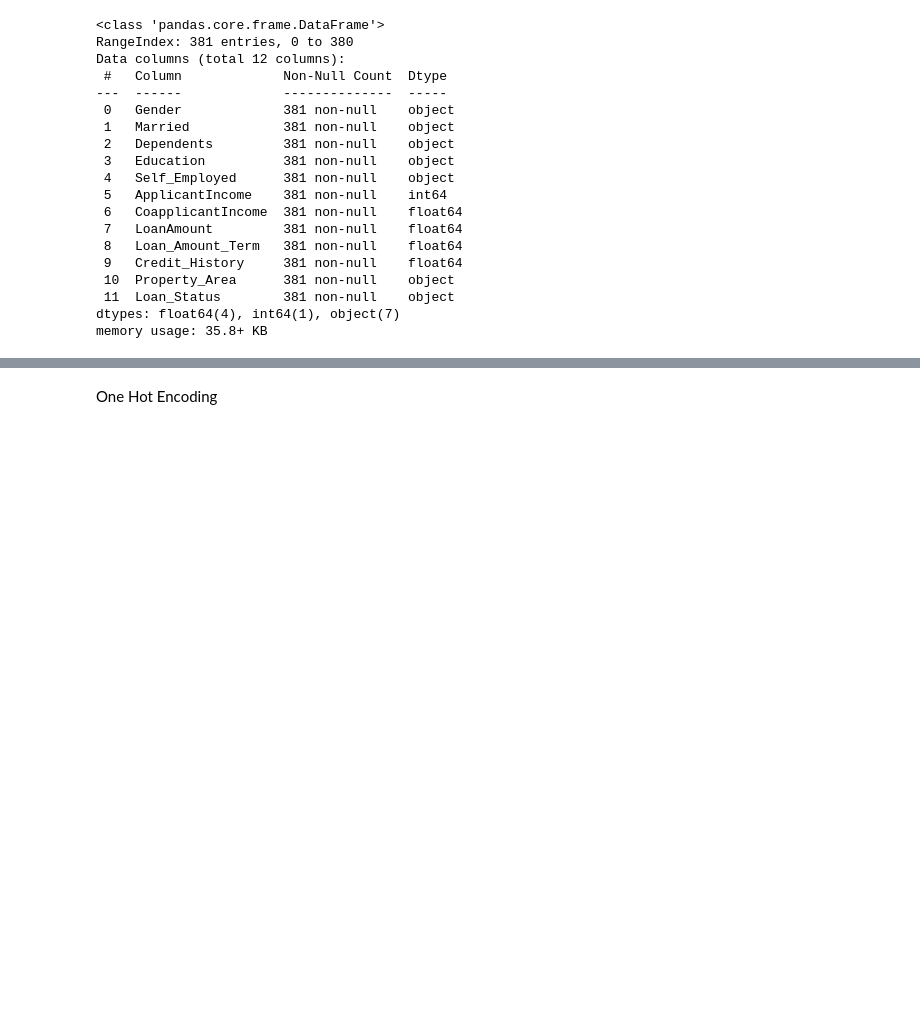
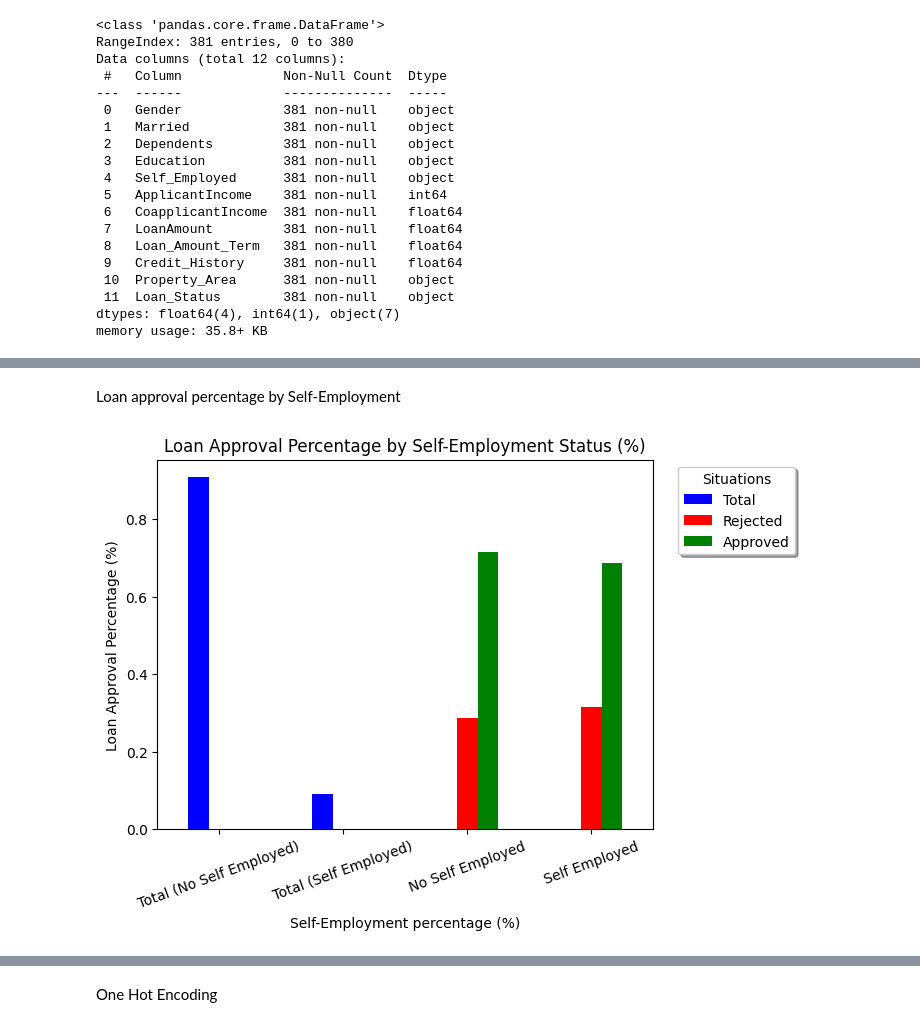
Before and after one commit to 1BarisErkus/AI, a Jupyter notebook: main.ipynb, the cells around one changed output, grey strips where cells are left out. Saved outputs shown, nothing was run; the diff lists cells and outputs as text; code cells hidden in the pictures; blank space fills up the shorter version.

```diff
--- a/main.ipynb
+++ b/main.ipynb
@@ -369,0 +207,21 @@ plt.show()
+# %% [markdown]
+Loan approval percentage by Self-Employment
+# %%
+self_employed_loan_status_counts = data.groupby(['Self_Employed', 'Loan_Status']).size().unstack()
+
+# Calculating percentages
+self_employed_counts = data['Self_Employed'].value_counts()
+self_employed_counts_percent = self_employed_counts / self_employed_counts.sum()
+self_employed_loan_status_counts_percent = self_employed_loan_status_counts.div(self_employed_loan_status_counts.sum(axis=1), axis=0)
+
+combined_counts = pd.concat([self_employed_counts_percent, self_employed_loan_status_counts_percent], axis=0)
+
+combined_counts.plot(kind='bar', color=['blue', 'red', 'green'])
+plt.xlabel('Self-Employment percentage (%)')
+plt.ylabel('Loan Approval Percentage (%)')
+plt.title('Loan Approval Percentage by Self-Employment Status (%)')
+plt.legend(['Total', 'Rejected', 'Approved'], bbox_to_anchor=(1.3, 1), ncol=1, title='Situations', shadow=True)
+plt.xticks(ticks=[0,1,2,3], rotation=20, labels=['Total (No Self Employed)', 'Total (Self Employed)', 'No Self Employed', 'Self Employed'])
+plt.show()
+# %% [output]
+[figure, added]
```
Also changed, not shown: parts of 61 cells of this notebook.
